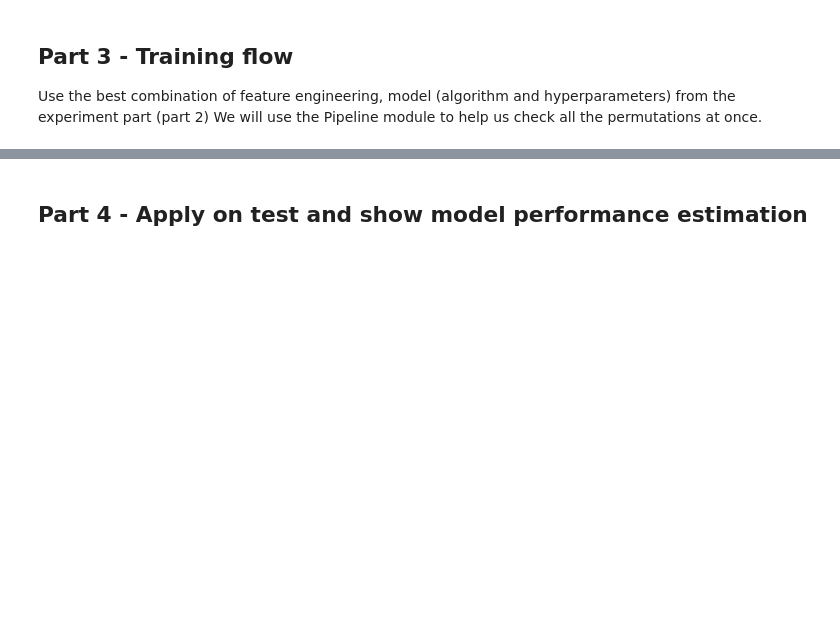
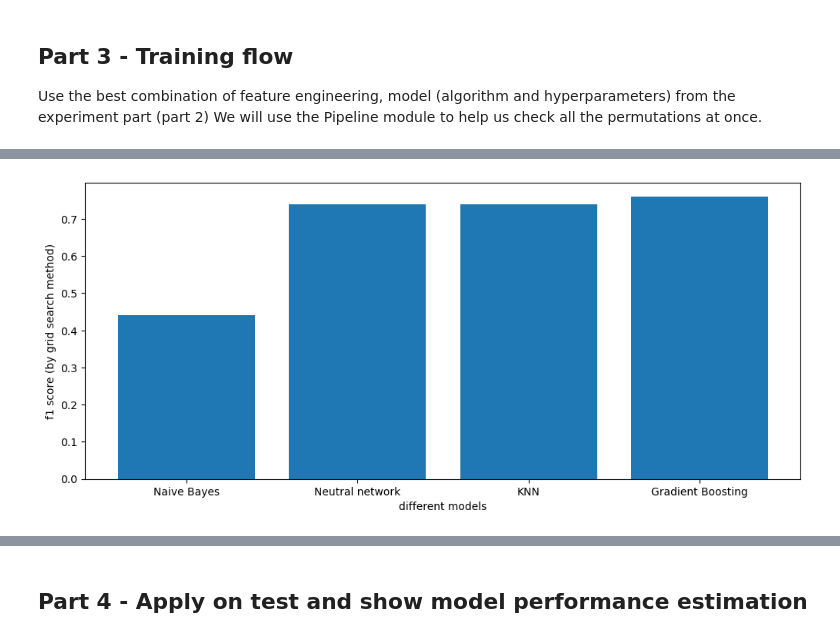
Before and after one commit to rroyd/supervised-learning-flow, a Jupyter notebook: Assignment2_supervised_learning_flow.ipynb, the cells around one changed output, grey strips where cells are left out. Saved outputs shown, nothing was run; the diff lists cells and outputs as text; code cells hidden in the pictures; blank space fills up the shorter version.

```diff
--- a/Assignment2_supervised_learning_flow.ipynb
+++ b/Assignment2_supervised_learning_flow.ipynb
@@ -226,12 +320,13 @@ pipe = Pipeline([
 params = {
     'NaiveBayes__alpha':  [0.002, 0.1, 0.5, 1.0, 2.0, 5.0, 10.0],
     'KBest__k': ['all'],
-    'varianceThreshold__threshold': [0.01, 0.1, 0.2, 0.4, 0.5, 1e-2, 1e-1, 1, 10, 100]
+    'varianceThreshold__threshold': [0.01, 0.1, 0.2, 0.4, 0.5, 1e-2, 1e-1, 1, 10, 100],
+    'NaiveBayes__force_alpha': [True, False]
 }
 
 folds = KFold(n_splits=5, shuffle=True, random_state=42)
 
-gridSearch = GridS(pipe, params, scoring='accuracy', cv=folds)
+gridSearch = GridS(pipe, params, scoring='f1', cv=folds)
 gridSearch.fit(titanic_train.drop(label, axis = 1), titanic_train[label])
 best_model_NB = gridSearch.best_estimator_
 best_score_NB = gridSearch.best_score_
@@ -385,0 +365,24 @@ knn_results_d
+# %%
+pipe = Pipeline([
+    ('varianceThreshold', VarianceThreshold()),
+    ('KBest', SelectKBest()),
+    ('MinMaxScaler', MinMaxScaler()),
+    ('gbc', gbc())
+])
+
+params = {
+    'gbc__n_estimators' : [150, 400],
+    'gbc__learning_rate' : [0.09, 0.01, 0.2],
+    'KBest__k': ['all'],
+    'varianceThreshold__threshold': [0.001,0.01]
+}
+
+folds = KFold(n_splits=5, shuffle=True, random_state=42)
+
+gridSearch = GridS(pipe, params, scoring='f1', cv=folds)
+gridSearch.fit(titanic_train.drop(label, axis=1), titanic_train[label])
+best_model_gbc = gridSearch.best_estimator_
+best_score_gbc = gridSearch.best_score_
+best_params_gbc = gridSearch.best_params_
+
+print("F1 best permutation score is: ", best_score_gbc)
@@ -389,0 +402,16 @@ We will use the Pipeline module to help us check all the permutations at once.
+# %%
+f1_arr = []
+
+fig,ax = plt.subplots(figsize = (12,5))
+f1_arr.append(round(best_score_NB,2))
+f1_arr.append(round(best_score_NN,2))
+f1_arr.append(round(best_score_KNN,2))
+f1_arr.append(round(best_score_gbc,2))
+f1_arr
+labels = ["Naive Bayes", "Neutral network", "KNN", "Gradient Boosting"]
+plt.bar(x = labels, height = f1_arr)
+plt.xlabel("different models")
+plt.ylabel("f1 score (by grid search method)")
+plt.show()
+# %% [output]
+[figure, added]
```
Also changed, not shown: parts of 22 cells of this notebook.
